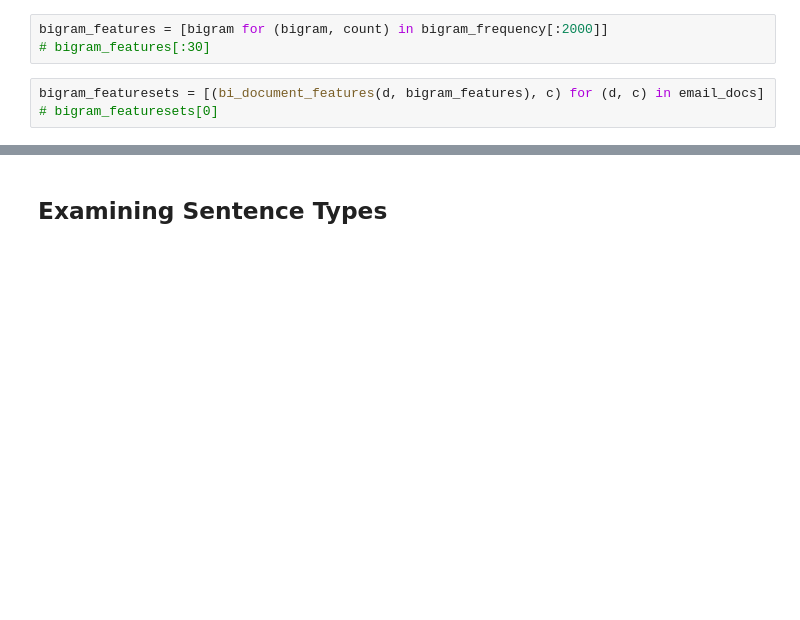
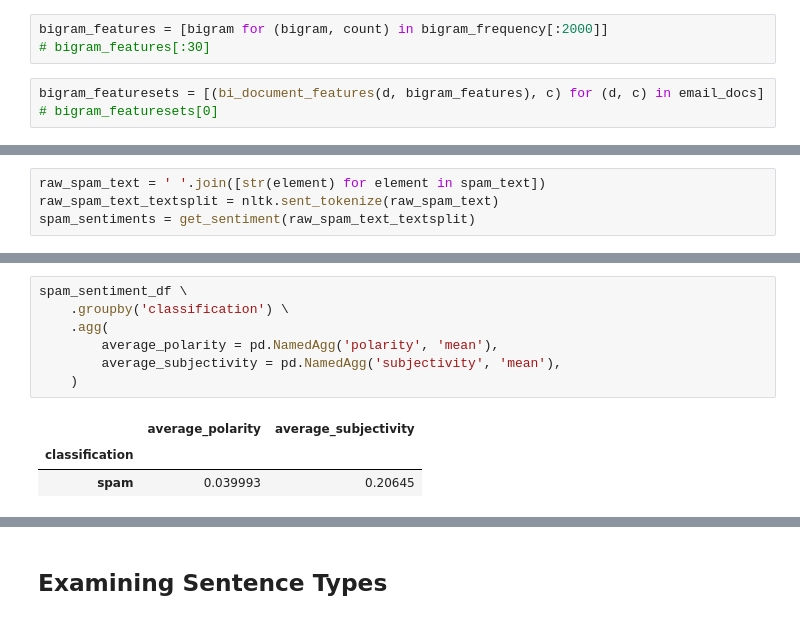
Before and after one commit to trisxcj1/SyracuseUniversity_IST664, a Jupyter notebook: Tristn_Joseph_FinalProject.ipynb, the cells around one changed output, grey strips where cells are left out. Saved outputs shown, nothing was run; the diff lists cells and outputs as text; blank space fills up the shorter version.

```diff
--- a/Tristn_Joseph_FinalProject.ipynb
+++ b/Tristn_Joseph_FinalProject.ipynb
@@ -324,0 +349,4 @@ The accuracy of the bigram model is ~88.378%
+# %%
+raw_spam_text = ' '.join([str(element) for element in spam_text])
+raw_spam_text_textsplit = nltk.sent_tokenize(raw_spam_text)
+spam_sentiments = get_sentiment(raw_spam_text_textsplit)
@@ -324,0 +363,11 @@ The accuracy of the bigram model is ~88.378%
+# %%
+spam_sentiment_df \
+    .groupby('classification') \
+    .agg(
+        average_polarity = pd.NamedAgg('polarity', 'mean'),
+        average_subjectivity = pd.NamedAgg('subjectivity', 'mean'),
+    )
+# %% [output]
+|  | average_polarity | average_subjectivity |
+| classification |  |  |
+| spam | 0.039993 | 0.20645 |
```
Also changed, not shown: parts of 25 cells of this notebook.
